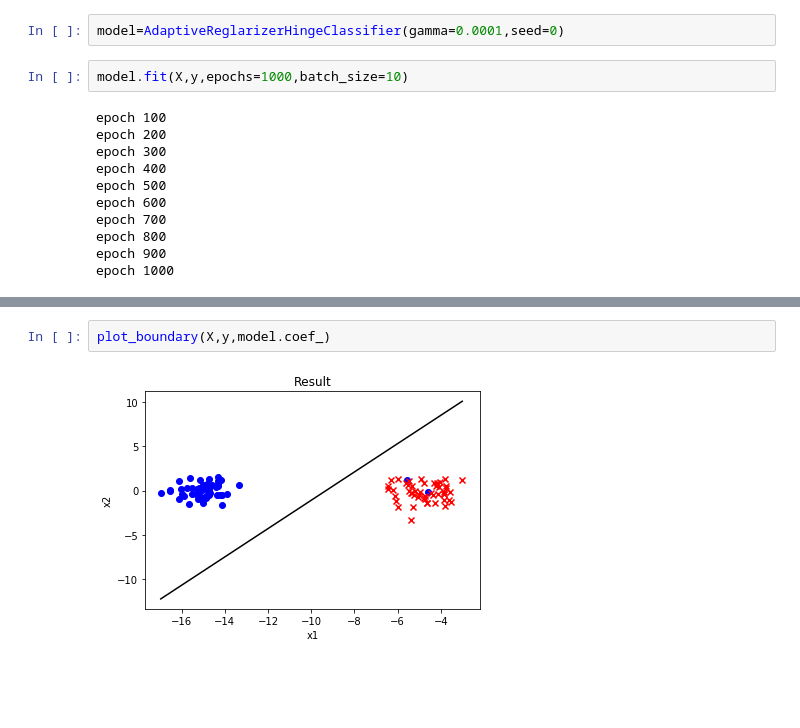
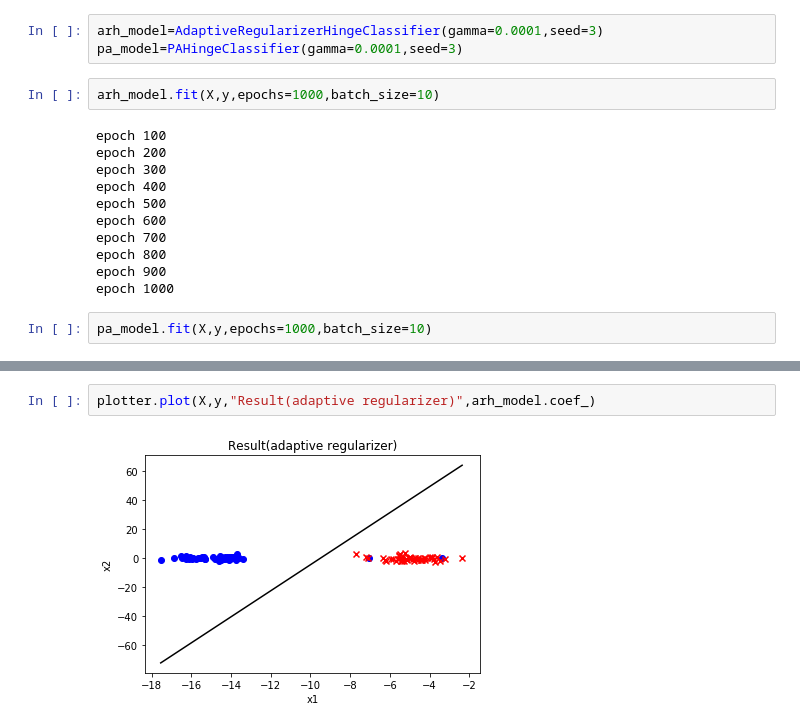
Before and after one commit to habroptilus/ml-tools, a Jupyter notebook: experiment/adaptive_reglarizer.ipynb, the cells around one changed output, grey strips where cells are left out. Saved outputs shown, nothing was run; the diff lists cells and outputs as text; blank space fills up the shorter version.

```diff
--- a/experiment/adaptive_reglarizer.ipynb
+++ b/experiment/adaptive_reglarizer.ipynb
@@ -67,7 +37,8 @@ plot_generated_data(X,y)
 # %%
-model=AdaptiveReglarizerHingeClassifier(gamma=0.0001,seed=0)
+arh_model=AdaptiveRegularizerHingeClassifier(gamma=0.0001,seed=3)
+pa_model=PAHingeClassifier(gamma=0.0001,seed=3)
 # %%
-model.fit(X,y,epochs=1000,batch_size=10)
+arh_model.fit(X,y,epochs=1000,batch_size=10)
 # %% [output]
 epoch 100
 epoch 200
@@ -79,3 +50,5 @@ epoch 700
 epoch 800
 epoch 900
 epoch 1000
+# %%
+pa_model.fit(X,y,epochs=1000,batch_size=10)
@@ -84,6 +69,6 @@ model.evaluate(X,y)
 # %% [output]
 0.98
-# %%
-plot_boundary(X,y,model.coef_)
-# %% [output]
-[figure, removed]
+# %%
+plotter.plot(X,y,"Result(adaptive regularizer)",arh_model.coef_)
+# %% [output]
+[figure, added]
```
Also changed, not shown: parts of 8 cells of this notebook, 4 other files.
